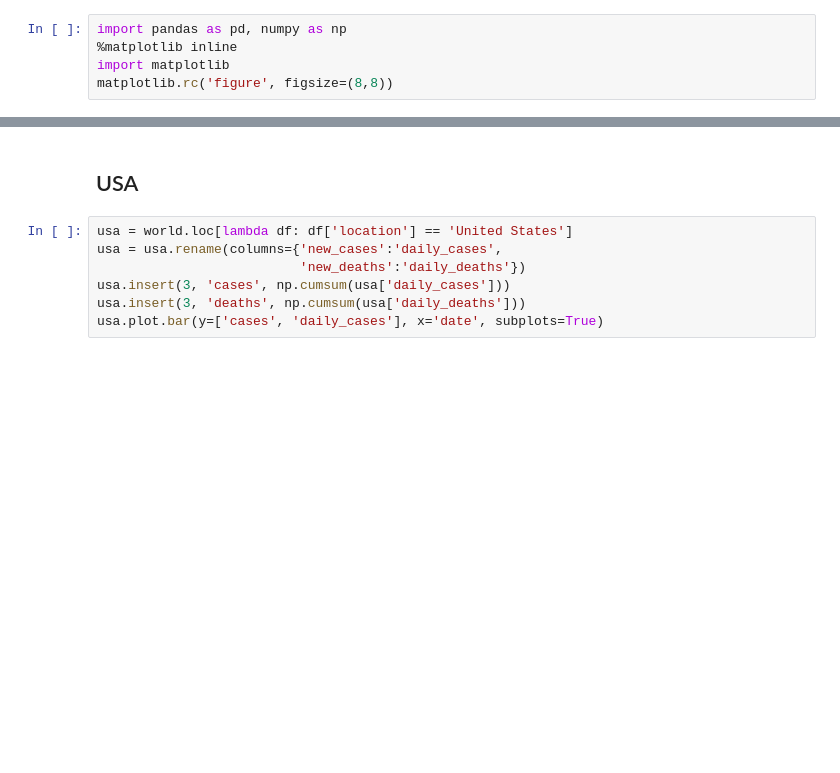
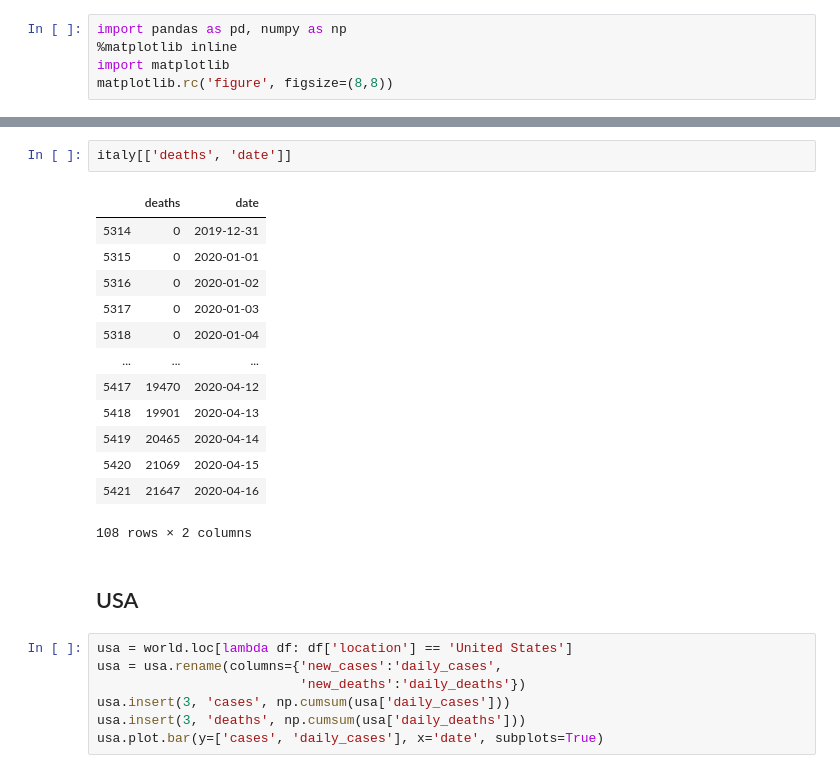
Before and after one commit to jonathan-taylor/covid-19-data, a Jupyter notebook: World.ipynb, the cells around one changed output, grey strips where cells are left out. Saved outputs shown, nothing was run; the diff lists cells and outputs as text; blank space fills up the shorter version.

```diff
--- a/World.ipynb
+++ b/World.ipynb
@@ -30,3 +34,19 @@ array([<matplotlib.axes._subplots.AxesSubplot object at 0x...>,
+# %%
+italy[['deaths', 'date']]
+# %% [output]
+|  | deaths | date |
+| 5314 | 0 | 2019-12-31 |
+| 5315 | 0 | 2020-01-01 |
+| 5316 | 0 | 2020-01-02 |
+| 5317 | 0 | 2020-01-03 |
+| 5318 | 0 | 2020-01-04 |
+| ... | ... | ... |
+| 5417 | 19470 | 2020-04-12 |
+| 5418 | 19901 | 2020-04-13 |
+| 5419 | 20465 | 2020-04-14 |
+| 5420 | 21069 | 2020-04-15 |
+| 5421 | 21647 | 2020-04-16 |
+108 rows × 2 columns
 # %% [markdown]
 ## USA
 # %%
```
Also changed, not shown: parts of 15 cells of this notebook, 9 other files.
